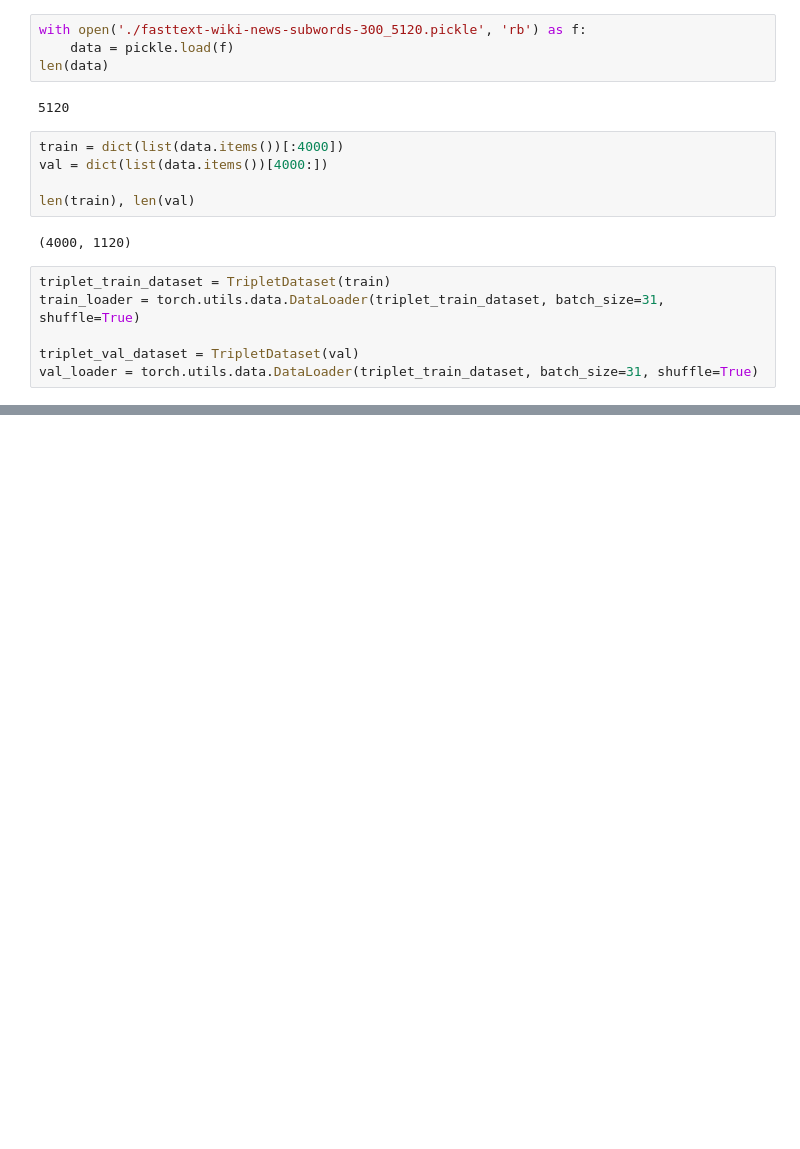
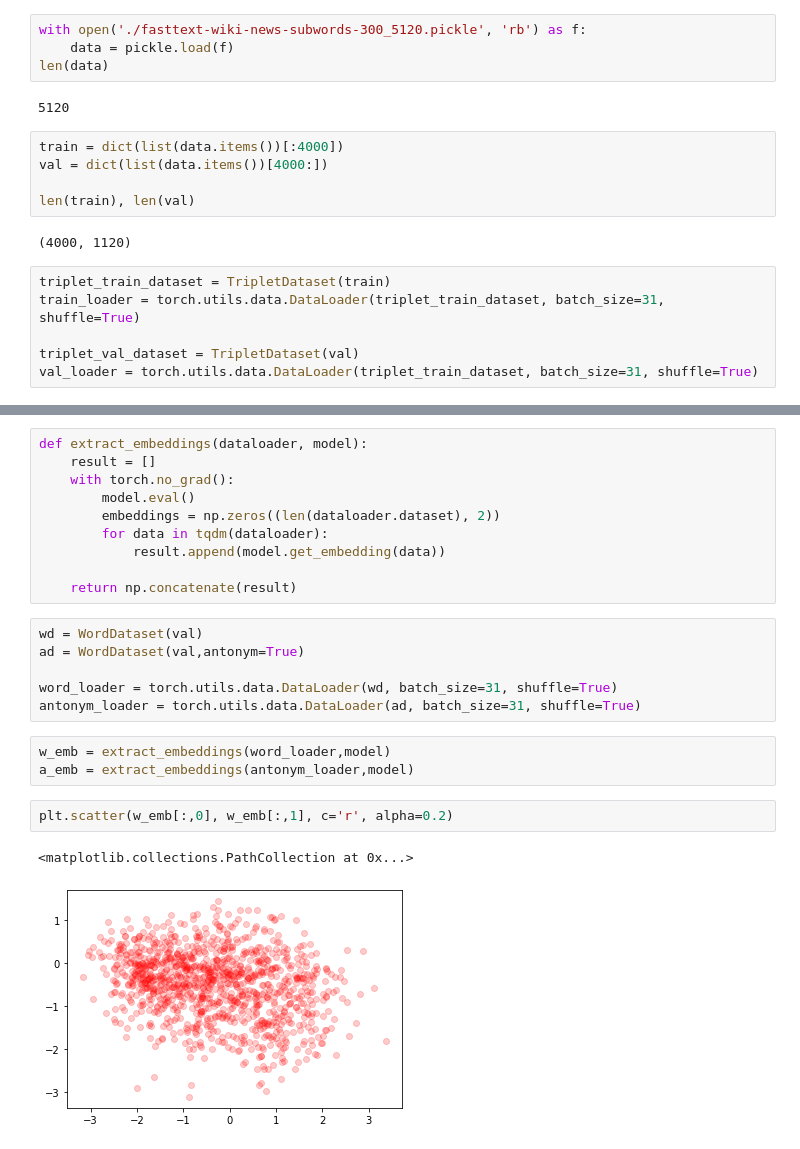
Before and after one commit to i-samenko/Triplet-net, a Jupyter notebook: triplet net.ipynb, the cells around one changed output, grey strips where cells are left out. Drawn from its saved outputs; the diff is of its cells as text; blank space fills up the shorter version.

```diff
--- a/triplet net.ipynb
+++ b/triplet net.ipynb
@@ -116,0 +201,24 @@ val_loader = torch.utils.data.DataLoader(triplet_train_dataset, batch_size=31, s
+# %%
+def extract_embeddings(dataloader, model):
+    result = []
+    with torch.no_grad():
+        model.eval()
+        embeddings = np.zeros((len(dataloader.dataset), 2))
+        for data in tqdm(dataloader):
+            result.append(model.get_embedding(data))
+
+    return np.concatenate(result)
+# %%
+wd = WordDataset(val)
+ad = WordDataset(val,antonym=True)
+
+word_loader = torch.utils.data.DataLoader(wd, batch_size=31, shuffle=True)
+antonym_loader = torch.utils.data.DataLoader(ad, batch_size=31, shuffle=True)
+# %%
+w_emb = extract_embeddings(word_loader,model)
+a_emb = extract_embeddings(antonym_loader,model)
+# %%
+plt.scatter(w_emb[:,0], w_emb[:,1], c='r', alpha=0.2)
+# %% [output]
+<matplotlib.collections.PathCollection at 0x...>
+[figure, added]
```
Also changed, not shown: parts of 18 cells of this notebook.
